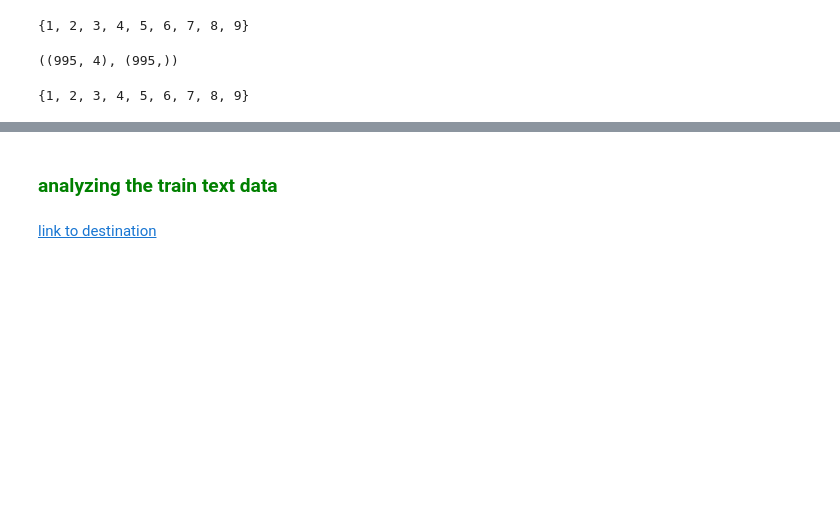
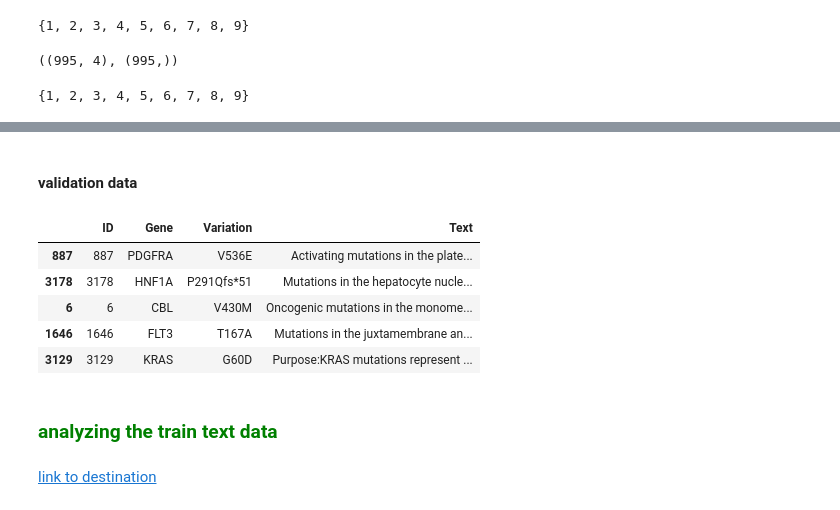
Before and after one commit to me-nobody/jovian-ml-project, a Jupyter notebook: jovian-ml-project-030122.ipynb, the cells around one changed output, grey strips where cells are left out. Cells and saved outputs as stored; diff of their text form; code cells hidden in the pictures; blank space fills up the shorter version.

```diff
--- a/jovian-ml-project-030122.ipynb
+++ b/jovian-ml-project-030122.ipynb
@@ -736,3 +747,14 @@ set(y_validation.tolist())
+# %% [markdown]
+#### validation data
+# %%
+validation_df.head()
+# %% [output]
+|  | ID | Gene | Variation | Text |
+| 887 | 887 | PDGFRA | V536E | Activating mutations in the plate... |
+| 3178 | 3178 | HNF1A | P291Qfs*51 | Mutations in the hepatocyte nucle... |
+| 6 | 6 | CBL | V430M | Oncogenic mutations in the monome... |
+| 1646 | 1646 | FLT3 | T167A | Mutations in the juxtamembrane an... |
+| 3129 | 3129 | KRAS | G60D | Purpose:KRAS mutations represent ... |
 # %% [markdown]
 ### <font color='green'>analyzing the train text data</font>
 # %% [markdown]
```
Also changed, not shown: parts of 33 cells of this notebook.
